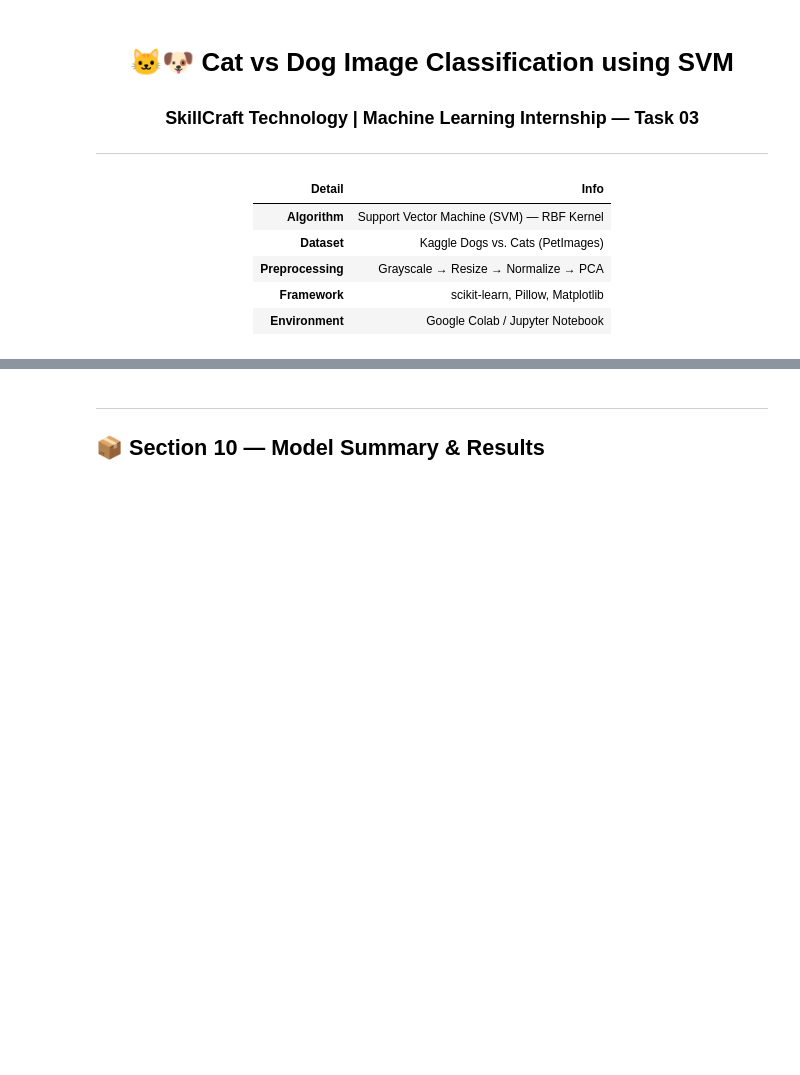
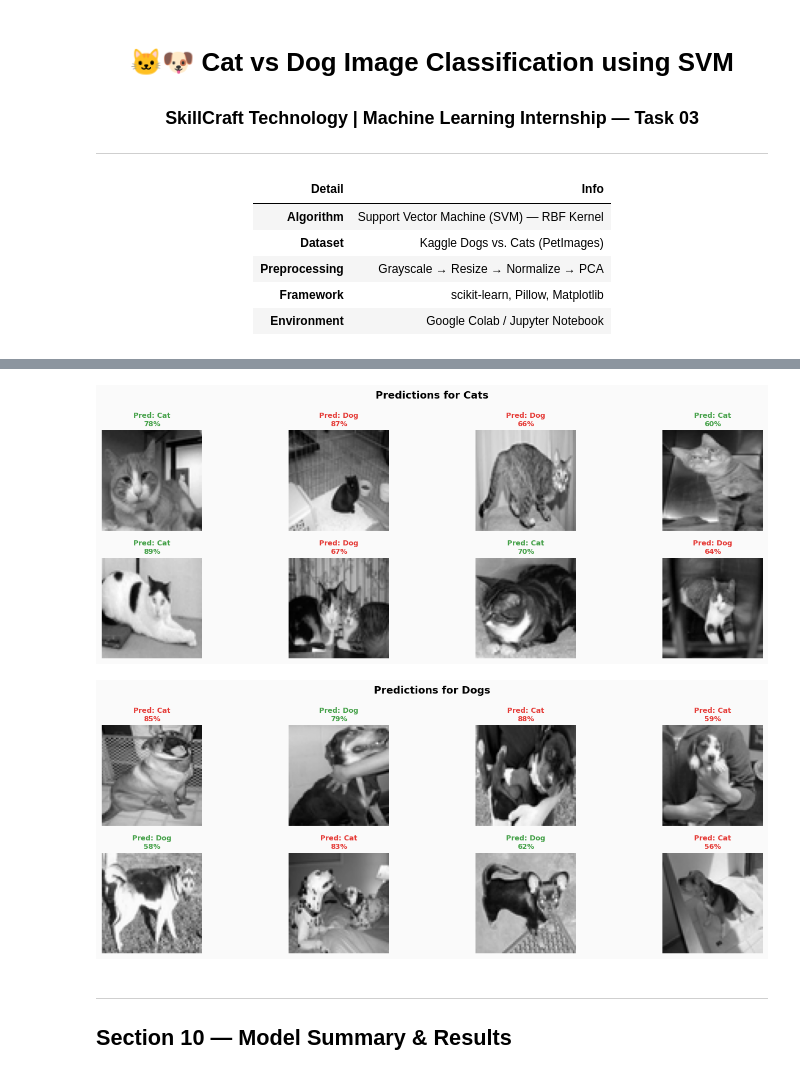
Before and after one commit to Impana2305/SCT_ML_3, a Jupyter notebook: SCT_ML_Task03_Cat_vs_Dog_SVM.ipynb, the cells around one changed output, grey strips where cells are left out. Cells and saved outputs as stored; diff of their text form; code cells hidden in the pictures; blank space fills up the shorter version.

```diff
--- a/SCT_ML_Task03_Cat_vs_Dog_SVM.ipynb
+++ b/SCT_ML_Task03_Cat_vs_Dog_SVM.ipynb
@@ -801,38 +939,41 @@ def plot_batch_predictions(X_test_raw, y_test, y_pred, y_proba,
         title   = f"Predictions for {CLASS_NAMES[class_filter]}s"
     else:
         indices = np.random.choice(len(y_test), size=n, replace=False)
         title   = "Random Batch Predictions"
 
     fig, axes = plt.subplots(2, n//2, figsize=(14, 5))
     fig.suptitle(title, fontsize=13, fontweight="bold")
 
     for ax, idx in zip(axes.flatten(), indices):
         img       = X_test_raw[idx].reshape(img_size)
         true_name = CLASS_NAMES[y_test[idx]]
         pred_name = CLASS_NAMES[y_pred[idx]]
         conf      = y_proba[idx][y_pred[idx]] * 100
         correct   = (y_test[idx] == y_pred[idx])
         clr       = "#43A047" if correct else "#E53935"
 
         ax.imshow(img, cmap="gray")
         ax.set_title(f"Pred: {pred_name}\n{conf:.0f}%",
                      fontsize=9, color=clr, fontweight="bold")
         for spine in ax.spines.values():
             spine.set_edgecolor(clr)
             spine.set_linewidth(3)
         ax.axis("off")
 
     plt.tight_layout()
     plt.savefig(f"batch_predictions_{class_filter}.png", dpi=150, bbox_inches="tight")
     plt.show()
 
 
 # Visualize cats and dogs separately
-plot_batch_predictions(X_test_raw, y_test, y_pred, y_pred_proba, class_filter=0)  # Cats
-plot_batch_predictions(X_test_raw, y_test, y_pred, y_pred_proba, class_filter=1)  # Dogs
+plot_batch_predictions(X_test_pixels, y_test, y_pred, y_pred_proba, class_filter=0)  # Cats
+plot_batch_predictions(X_test_pixels, y_test, y_pred, y_pred_proba, class_filter=1)  # Dogs
+# %% [output]
+[figure, added]
+[figure, added]
 # %% [markdown]
 ---
-## 📦 Section 10 — Model Summary & Results
+## Section 10 — Model Summary & Results
 # %%
 # ──────────────────────────────────────────────────────────────
 # SECTION 10 ▸ FINAL MODEL SUMMARY
```
Also changed, not shown: parts of 29 cells of this notebook, 3 other files.
